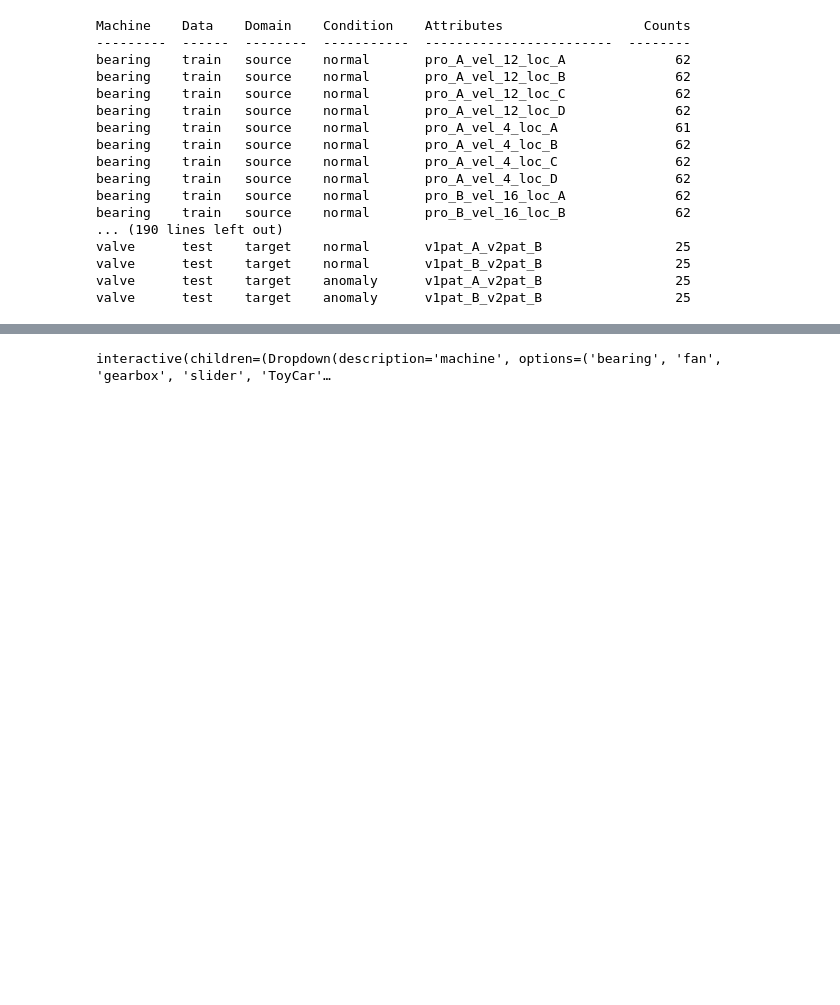
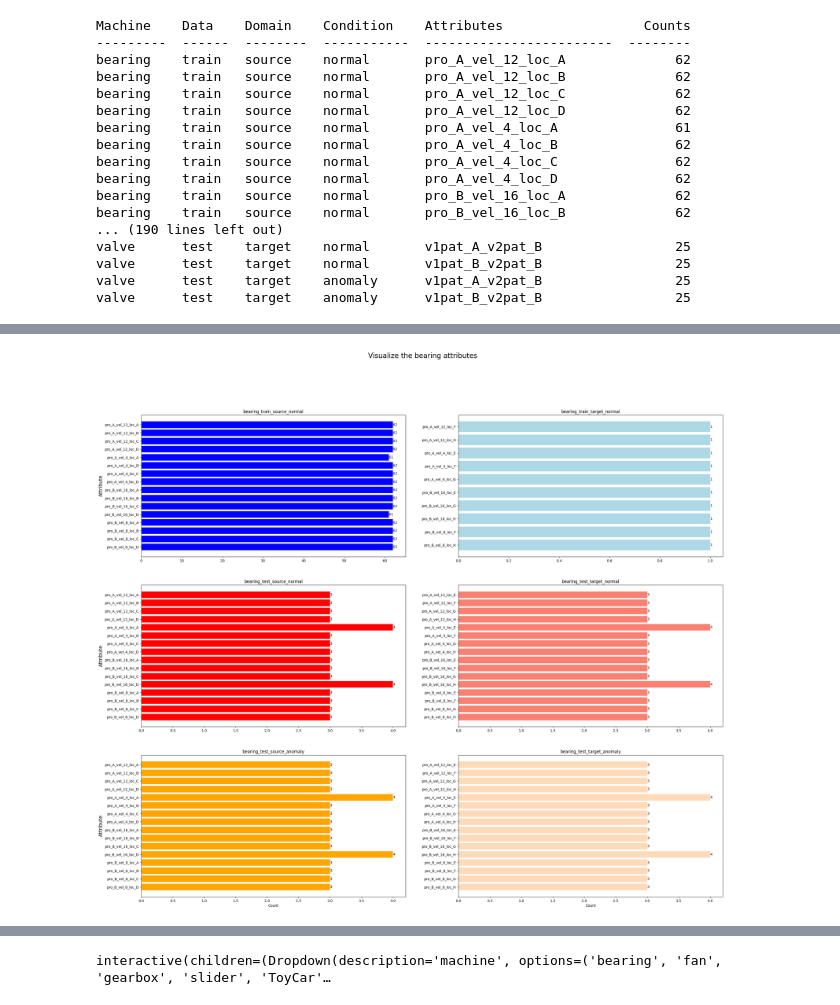
Before and after one commit to khoaphamanh/DCASE2024, a Jupyter notebook: visualize/visualize.ipynb, the cells around one changed output, grey strips where cells are left out. Drawn from its saved outputs; the diff is of its cells as text; code cells hidden in the pictures; blank space fills up the shorter version.

Commit message:
add visualize unique attribute, display and numpy array

```diff
--- a/visualize/visualize.ipynb
+++ b/visualize/visualize.ipynb
@@ -165,55 +165,58 @@ valve      test    target    anomaly      v1pat_A_v2pat_B                 25
 valve      test    target    anomaly      v1pat_B_v2pat_B                 25
 # %%
 #visualize the attributes as bar plot
-@interact(machine = machine_choice)
-def visualize_as_bar (machine):
+def visualize_as_bar (machine_choice):
 
-    #plot the train and test data
-    fig, axes = plt.subplots(figsize = (25,20),nrows=3,ncols=2)
-    axes = axes.flatten()
-    fig.suptitle("Visualize the Attributes")
-    color = ["b", "lightblue", "r", "salmon", "orange", "peachpuff"]
+    #loop through all machine
+    for machine in machine_choice:
 
-    for i in range(len(axes)):
+        #plot the train and test data
+        fig, axes = plt.subplots(figsize = (30,25),nrows=3,ncols=2)
+        axes = axes.flatten()
+        fig.suptitle("Visualize the {} attributes".format(machine),fontsize = 20)
+        color = ["b", "lightblue", "r", "salmon", "orange", "peachpuff"]
 
-        #create the axes
-        ax = axes[i]
-        c = color[i]
+        for i in range(len(axes)):
 
-        #choose key word in key:
-        if i in [0, 1]:
-            dict = {k: dict_unique_count[k] for k in dict_unique_count.keys() if machine in k and "train" in k}
-            key = list(dict.keys())
+            #create the axes
+            ax = axes[i]
+            c = color[i]
 
-        elif i in [2,3]:
-            dict = {k: dict_unique_count[k] for k in dict_unique_count.keys() if machine in k and "test" in k and "normal" in k}
-            key = list(dict.keys())
+            #choose key word in key:
+            if i in [0, 1]:
+                dict = {k: dict_unique_count[k] for k in dict_unique_count.keys() if machine in k and "train" in k}
+                key = list(dict.keys())
 
-        else:
-            dict = {k: dict_unique_count[k] for k in dict_unique_count.keys() if machine in k and "test" in k and "anomal" in k}
-            key = list(dict.keys())
-            ax.set_xlabel("Count")
+            elif i in [2,3]:
+                dict = {k: dict_unique_count[k] for k in dict_unique_count.keys() if machine in k and "test" in k and "normal" in k}
+                key = list(dict.keys())
 
-        #choose the key and set title
-        if i % 2 == 0:
-            title_key = key[0]
-            ax.set_ylabel("Attribute",fontsize = 14)
-        else:
-            title_key = key[1]
+            else:
+                dict = {k: dict_unique_count[k] for k in dict_unique_count.keys() if machine in k and "test" in k and "anomal" in k}
+                key = list(dict.keys())
+                ax.set_xlabel("Count")
 
+            #choose the key and set title
+            if i % 2 == 0:
+                title_key = key[0]
+                ax.set_ylabel("Attribute",fontsize = 14)
+            else:
+                title_key = key[1]
 
-        #load the attribute and their count
-        dict_title = dict[title_key]
-        att_key = np.flip(list(dict_title.keys()))
-        att_value = np.flip(list(dict_title.values()))
+            #load the attribute and their count
+            dict_title = dict[title_key]
+            att_key = np.flip(list(dict_title.keys()))
+            att_value = np.flip(list(dict_title.values()))
 
-        #plot the bar
-        bars = ax.barh(att_key,att_value, color = c)
+            #plot the bar
+            bars = ax.barh(att_key,att_value, color = c)
 
-        #set title
-        ax.set_title (title_key)
+            #set title
+            ax.set_title (title_key)
 
-        # Add values on top of each bar
-        for bar, value in zip(bars, att_value):
-            ax.text(bar.get_width(), bar.get_y() + bar.get_height() / 2, str(value), ha='left', va='center')
+            # Add values on top of each bar
+            for bar, value in zip(bars, att_value):
+                ax.text(bar.get_width(), bar.get_y() + bar.get_height() / 2, str(value), ha='left', va='center')
+
+visualize_as_bar(machine_choice)
 # %% [output]
@@ -220,0 +223 @@ interactive(children=(Dropdown(description='machine', options=('bearing', 'fan',
+[figure, added]
```
Also changed, not shown: parts of 2 cells of this notebook.
